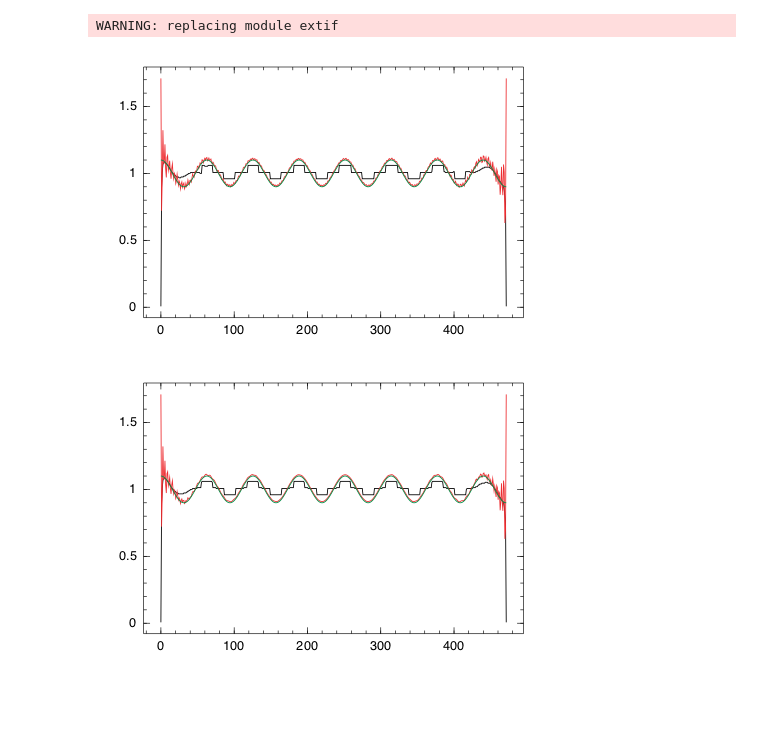
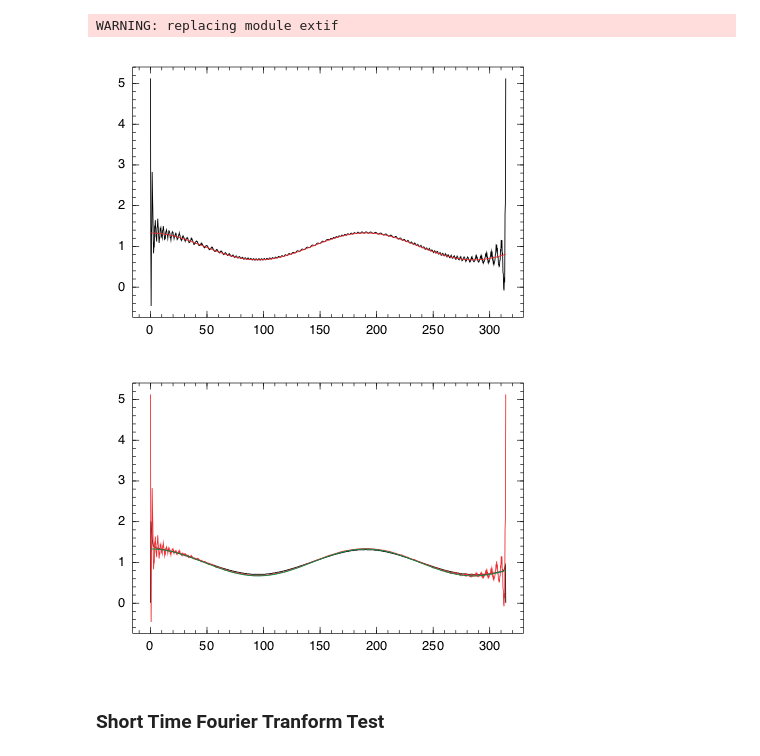
Before and after one commit to HajimeKawahara/juwvid, a Jupyter notebook: sample.ipynb, the cells around one changed output. Saved outputs shown, nothing was run; the diff lists cells and outputs as text; code cells hidden in the pictures; blank space fills up the shorter version.

```diff
--- a/sample.ipynb
+++ b/sample.ipynb
@@ -12,2 +11,4 @@ sampledata
 # %%
 import sampledata
+# %%
+nsample=1024
@@ -14,3 +17,3 @@ import sampledata
 # %%
-x,y,iw,ynorm=sampledata.genfm(512,1.0,0.1,1.0,150pi)
+x,y,iw,ynorm=sampledata.genfm(nsample,1.0,0.033,10.0,100pi)
 # %% [output]
@@ -70,9 +71,9 @@ indf=extif.maxif(tfr);
 # %%
 indfa=extif.aveif(tfr);
 # %%
-display(plot(x,indf*ynorm,x,indfa*ynorm,x,iw))
+display(plot(x,indfa*ynorm,x,iw))
 # %% [output]
-[figure, old version]
+[figure, new version]
 # %%
 indfp=extif.maxif(tfrp);
 # %%
@@ -80,4 +81,6 @@ indfpa=extif.aveif(tfrp);
 # %%
 display(plot(x,indfp*ynorm,x,indfpa*ynorm,x,iw))
 # %% [output]
-[figure, old version]
+[figure, new version]
+# %% [markdown]
+### Short Time Fourier Tranform Test
```
Also changed, not shown: parts of 15 cells of this notebook, 2 other files.
